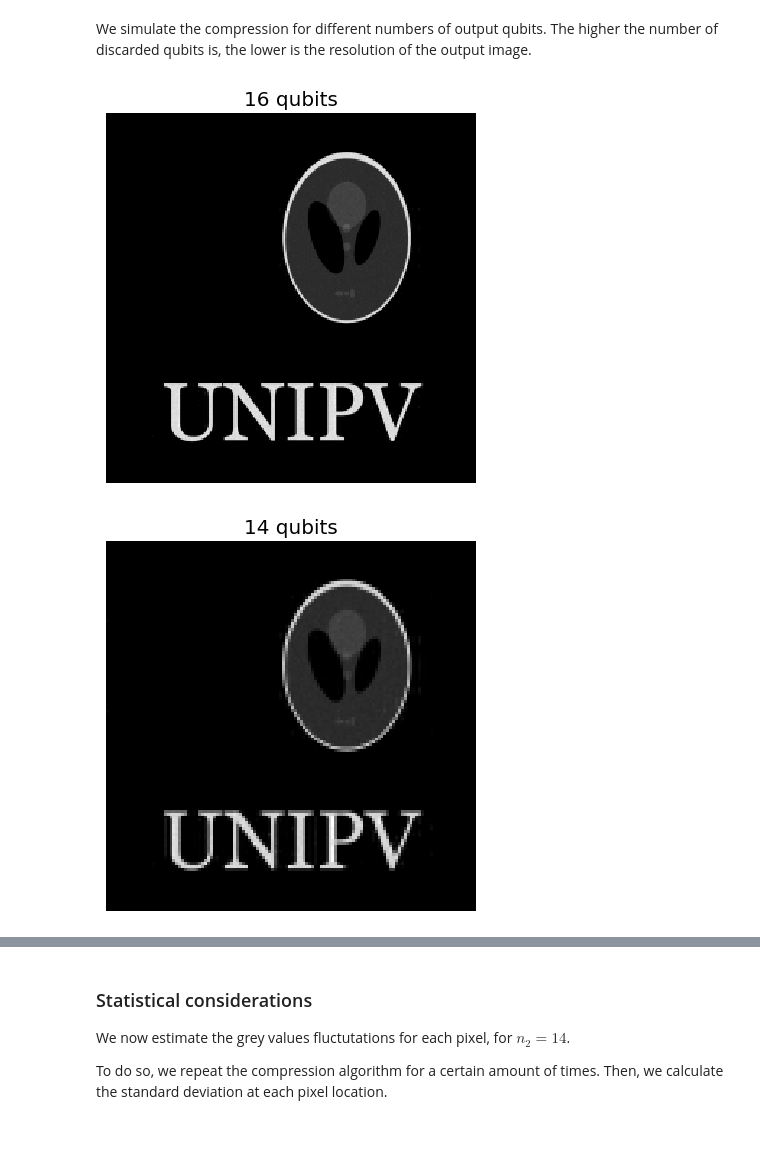
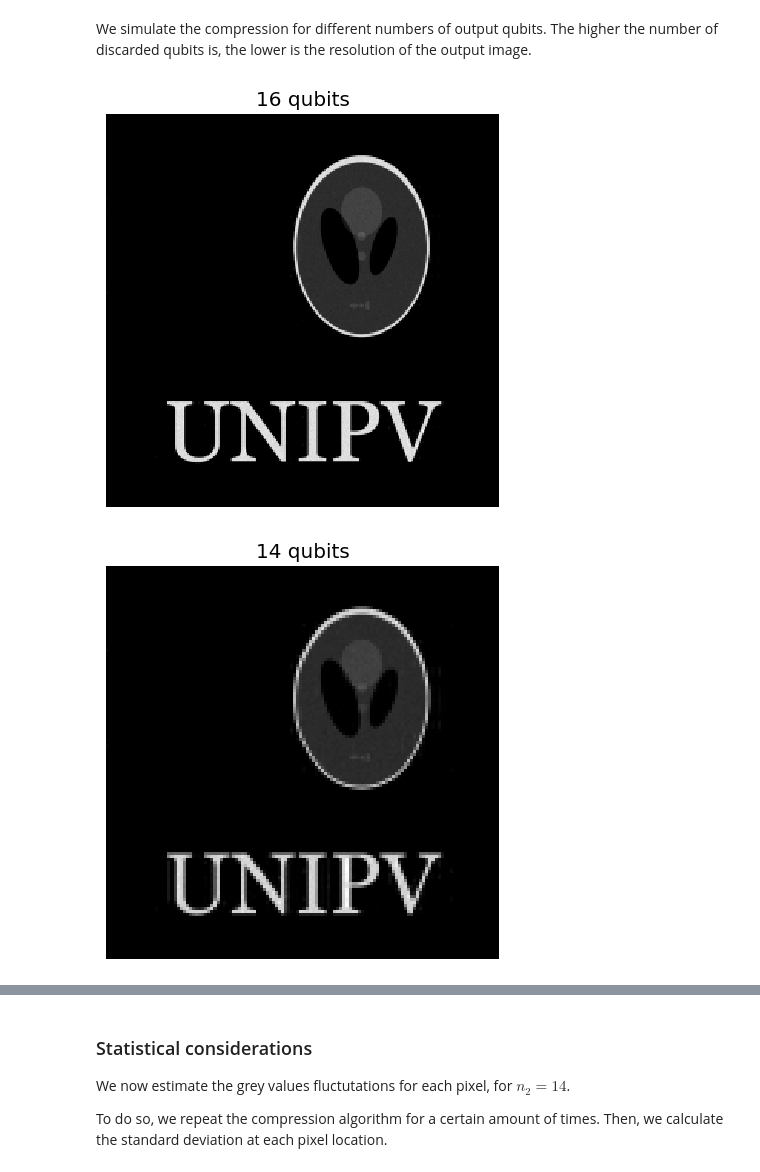
Before and after one commit to simoneroncallo/quantum-jpeg, a Jupyter notebook: QuantumJPEG.ipynb, the cells around one changed output, grey strips where cells are left out. Drawn from its saved outputs; the diff is of its cells as text; code cells hidden in the pictures; blank space fills up the shorter version.

```diff
--- a/QuantumJPEG.ipynb
+++ b/QuantumJPEG.ipynb
@@ -168,12 +172,16 @@ def circuit_builder(states, n0, n2):
         qc.h(q) # Optional, improves the reconstruction
 
         # Apply QFT on the full circuit
-        qc.compose(QFT(num_qubits=n0, approximation_degree=0, do_swaps=True, inverse=False, insert_barriers=True, name='QFT'), inplace = True)
+        qc.compose(QFT(num_qubits=n0, approximation_degree=0, do_swaps=True, \
+                       inverse=False, insert_barriers=True, name='QFT'), \
+                       inplace = True)
 
         qc.barrier()
 
         # Apply IQFT on the first n1 qubits (Rule 1)
-        qc.compose(QFT(num_qubits=n1, approximation_degree=0, do_swaps=True, inverse=True, insert_barriers=True, name='IQFT'), qubits = q[0:n1], inplace = True)
+        qc.compose(QFT(num_qubits=n1, approximation_degree=0, do_swaps=True, \
+                       inverse=True, insert_barriers=True, name='IQFT'), \
+                       qubits = q[0:n1], inplace = True)
 
         creg_idx = 0
         for idx in range(n1):
@@ -197,7 +205,7 @@ def reconstruction(qcs, n2, shots, norm):
     out_freq = np.zeros((len(qcs), 2**n2)) # Shape (S, 2**n2)
 
     for idx in range(len(qcs)):
-        simulator = Aer.get_backend('aer_simulator')
+        simulator = AerSimulator()
         qcs[idx] = transpile(qcs[idx], simulator)
         result = simulator.run(qcs[idx], shots = shots).result()
 
@@ -207,7 +215,7 @@ def reconstruction(qcs, n2, shots, norm):
 
         out = np.zeros(2**n2) # Shape (1, 2**n2)
 
-        # Generate all the possible n2-qubits configurations
+        # Generate all the possible n2 qubits configurations
         cfgs = list(product(('0','1'), repeat = n2))
         cfgs = [''.join(cfg) for cfg in cfgs]
         for i in range(2**n2):
@@ -233,7 +241,8 @@ def devectorization(out_freq):
     nrow = int(np.sqrt(out_freq.shape[1])) # Number of rows of each patch
     ncol = nrow # Number of columns of each compressed patch
 
-    decoded_patches = np.reshape(out_freq, (out_freq.shape[0], nrow, ncol)) # Shape (S, nrow, ncol)
+    decoded_patches = np.reshape(out_freq,\
+                      (out_freq.shape[0], nrow, ncol)) # Shape (S, nrow, ncol)
 
     im_h, im_w = nrow*int(np.sqrt(S)), ncol*int(np.sqrt(S)) # Final shape
 
@@ -292,26 +312,40 @@ The shape of the vectorized image is (1, 262144). It will be loaded in 1 circuit
 We simulate the compression for different numbers of output qubits. The higher the number of discarded qubits is, the lower is the resolution of the output image.
 # %%
 for n2 in tqdm(range(n0-2, 0, -2)):
-    # shots = 2**(n2+bitdepth)*int(np.sqrt(2**bitdepth)) # Standard choice
-    shots = 2**(n2+bitdepth) # Reasonable accuracy
+    # Choices of shots =
+    # 2**(n2+2*bitdepth)                           Ideal,
+    # 2**(n2+bitdepth)*int(np.sqrt(2**bitdepth))   Standard
+    # 2**(n2+bitdepth)                             Reasonable
+    # 2**(n2)*16                                   Noisy
+    shots = 2**(n2+bitdepth)
 
     states, norm = vectorization(img, Cr, Cc)
     qcs = circuit_builder(states, n0, n2)
     out_freq = reconstruction(qcs, n2, shots, norm)
     final_img = devectorization(out_freq)*shots
 
     black, white = 0, 2**bitdepth - 1
     final_img = final_img/final_img.max()*white
 
-    np.savetxt('output/data/output' + str(n2) + 'q' + '.txt', final_img,fmt='%u') # Save the data as a txt file
+    # np.savetxt('output/data/output' + str(n2)\
+    #           + 'q' + '.txt', final_img,fmt='%u') # Save
+    # np.save('output/data/output' + str(n2)\
+    #               + 'q' + '.npy', final_img) # Save
 
-    plt.imshow(final_img, cmap='gray', vmin = black, vmax = white, interpolation = 'none')
+    plt.imshow(final_img, cmap='gray', vmin = black, vmax = white,\
+               interpolation = 'none')
 
     plt.title('%i qubits' %n2)
+    plt.tight_layout()
     plt.axis('off')
-    filename = 'output/images/output' + str(n2) + 'q' + '.jpg'
-    plt.savefig(filename, bbox_inches='tight') # Save the reconstructed image
+
+    # Save
+    filename = 'output/images/output' + str(n2) + 'q' + '.png'
+    # plt.savefig(filename, bbox_inches='tight') # Upscale
+    # plt.imsave(fname=filename, arr=final_img, cmap='gray', \
+    #           vmin = black, vmax = white, format='png') # Faithful
+
     plt.show()
 # %% [output]
-[figure, old version]
+[figure, new version]
-[figure, old version]
+[figure, new version]
```
Also changed, not shown: parts of 8 cells of this notebook, 2 other files.
